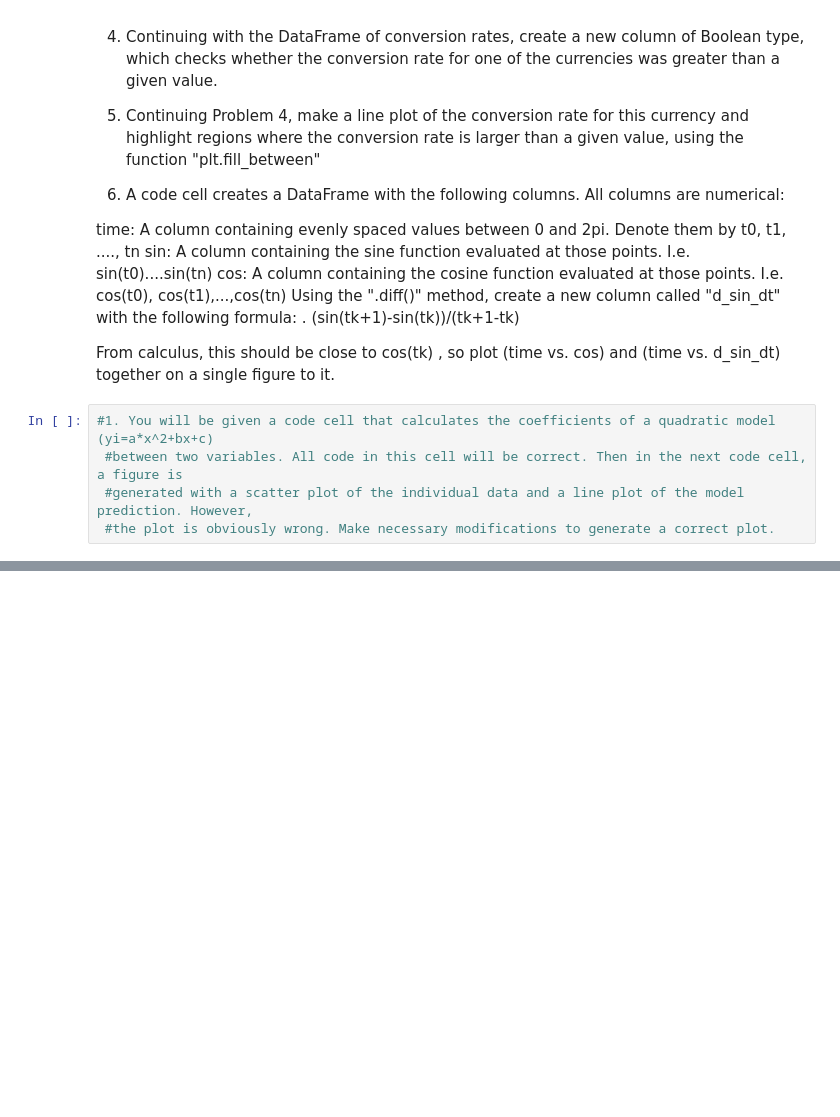
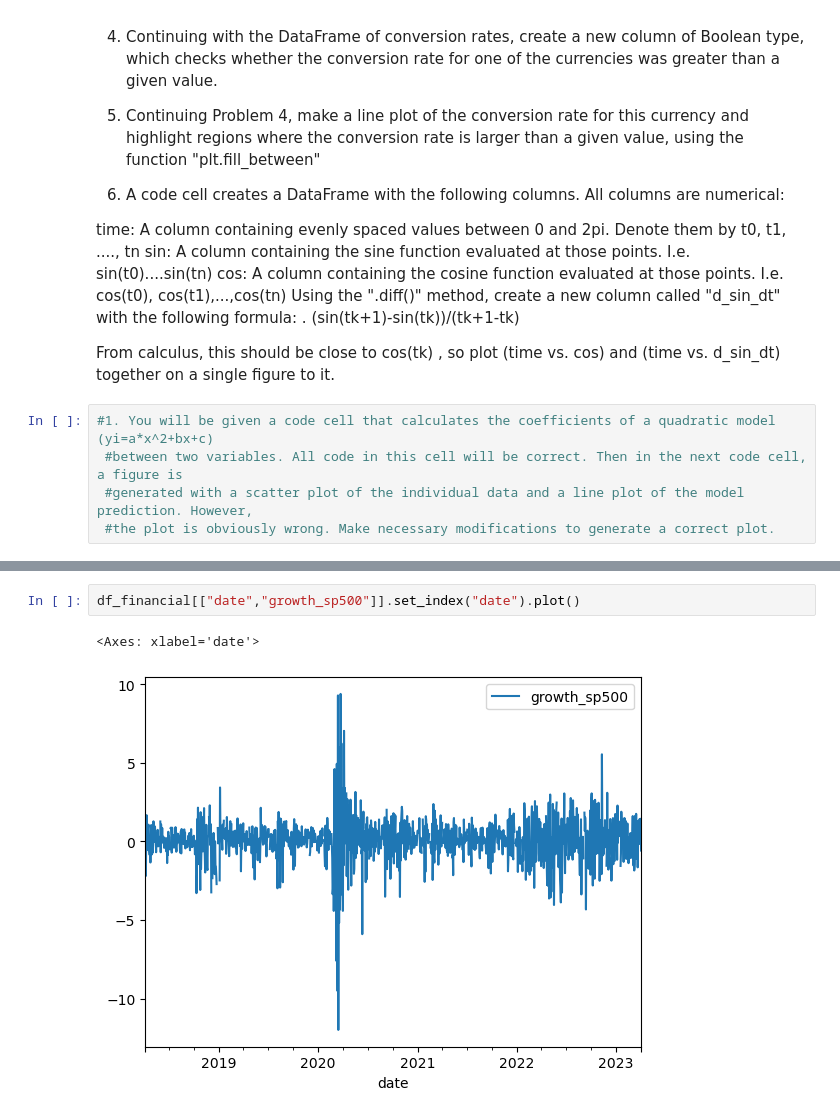
Before and after one commit to jshin0229/qtm151fall2025real, a Jupyter notebook: quiz_prep4.ipynb, the cells around one changed output, grey strips where cells are left out. Drawn from its saved outputs; the diff is of its cells as text; blank space fills up the shorter version.

```diff
--- a/quiz_prep4.ipynb
+++ b/quiz_prep4.ipynb
@@ -79,0 +101,5 @@ plt.show()
+# %%
+df_financial[["date","growth_sp500"]].set_index("date").plot()
+# %% [output]
+<Axes: xlabel='date'>
+[figure, added]
```
Also changed, not shown: parts of 8 cells of this notebook, 1 other file.
